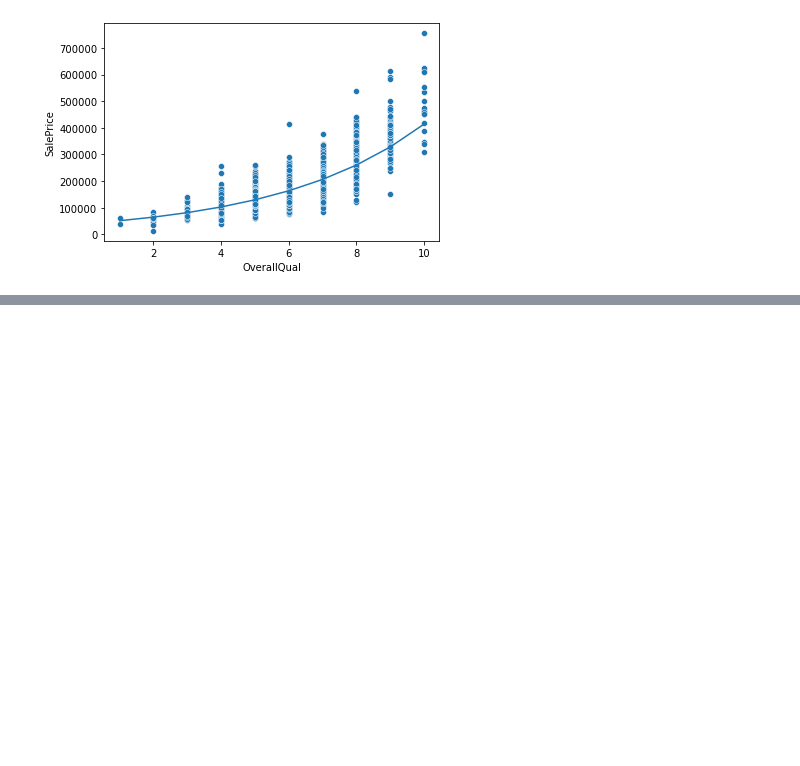
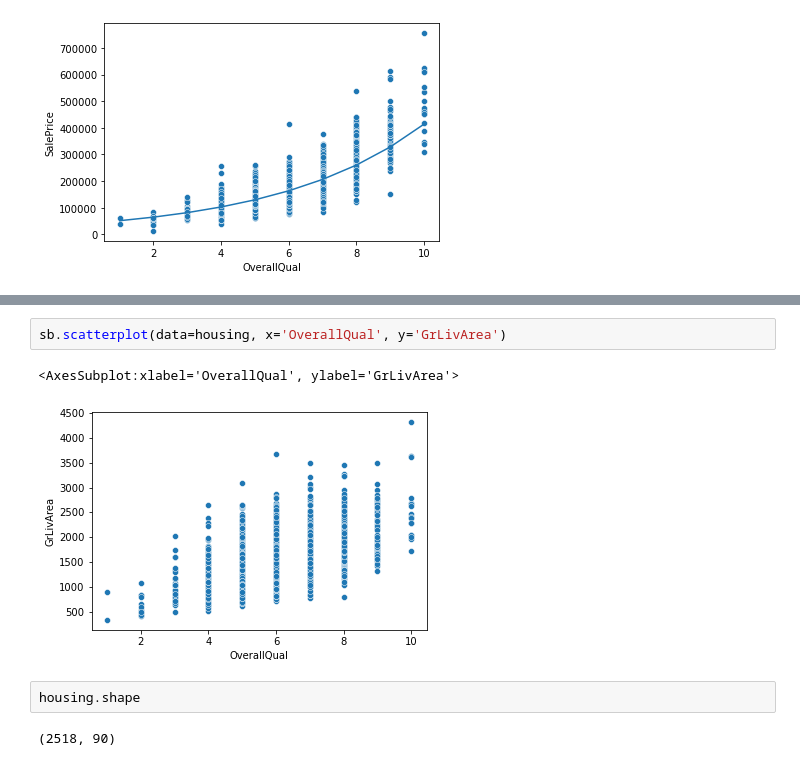
Before and after one commit to kchander92/NYCDSA-Machine-Learning-Project, a Jupyter notebook: Machine Learning EDA and Modeling.ipynb, the cells around one changed output, grey strips where cells are left out. Cells and saved outputs as stored; diff of their text form; blank space fills up the shorter version.

```diff
--- a/Machine Learning EDA and Modeling.ipynb
+++ b/Machine Learning EDA and Modeling.ipynb
@@ -1770,0 +1872,9 @@ array([-80132.65318196])
+# %%
+sb.scatterplot(data=housing, x='OverallQual', y='GrLivArea')
+# %% [output]
+<AxesSubplot:xlabel='OverallQual', ylabel='GrLivArea'>
+[figure, added]
+# %%
+housing.shape
+# %% [output]
+(2518, 90)
```
Also changed, not shown: parts of 144 cells of this notebook.
